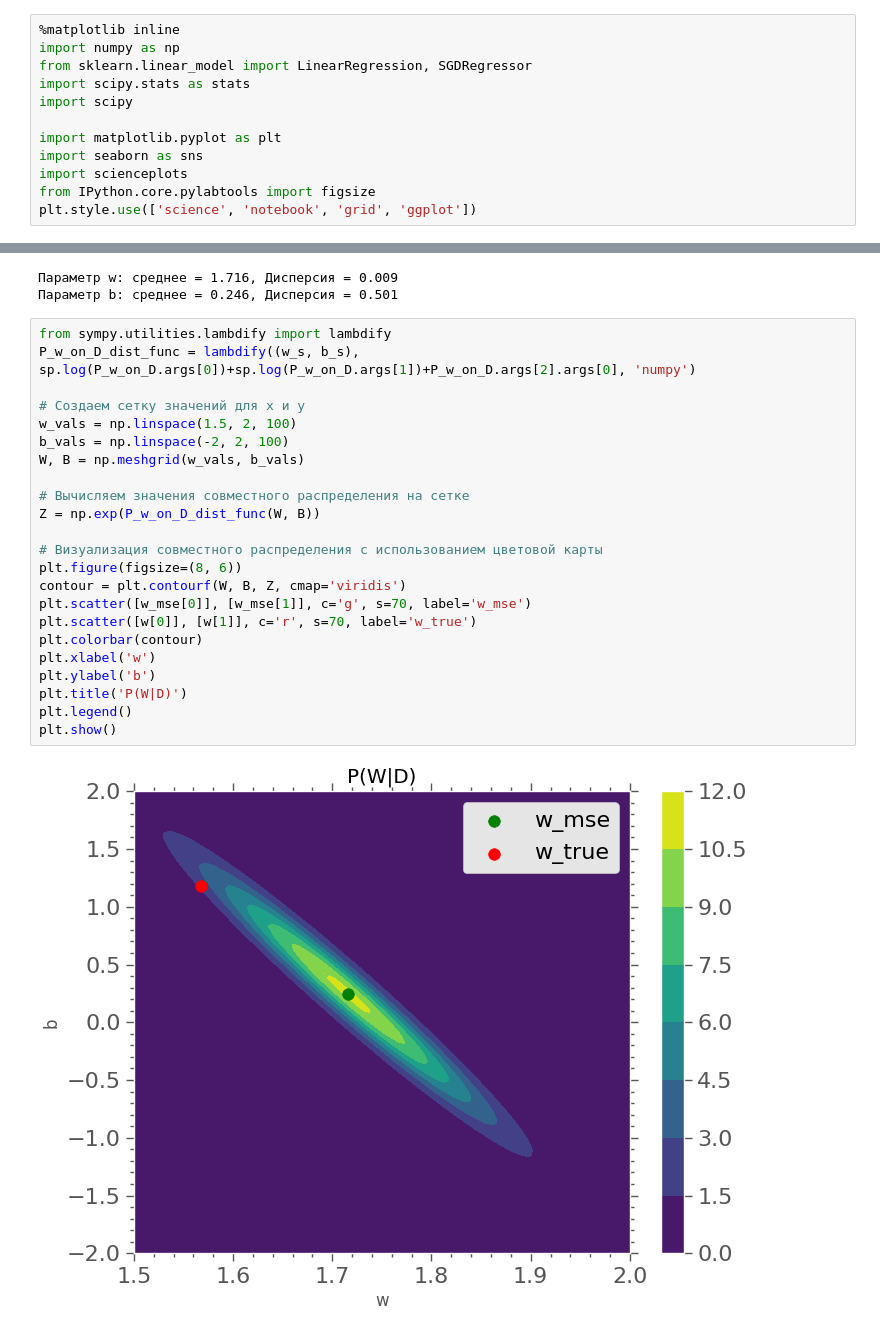
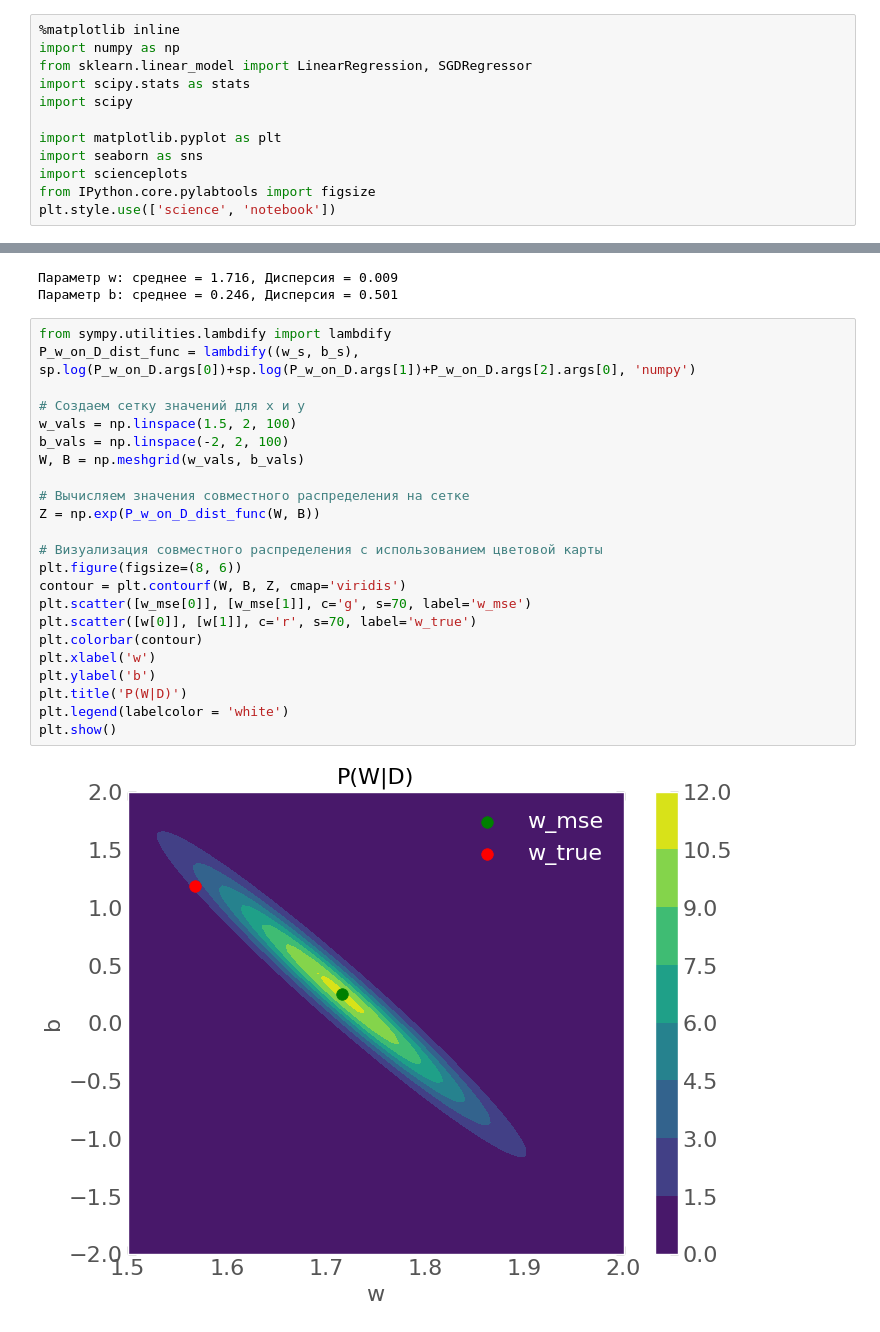
Before and after one commit to 2reckey/Bayesian_Stats, a Jupyter notebook: ML_Models/01_Баесовские_Модели_Линейная_Регрессия.ipynb, the cells around one changed output, grey strips where cells are left out. Cells and saved outputs as stored; diff of their text form.

Commit message:
Visual fix

```diff
--- a/ML_Models/01_Баесовские_Модели_Линейная_Регрессия.ipynb
+++ b/ML_Models/01_Баесовские_Модели_Линейная_Регрессия.ipynb
@@ -13,7 +13,7 @@ import matplotlib.pyplot as plt
 import seaborn as sns
 import scienceplots
 from IPython.core.pylabtools import figsize
-plt.style.use(['science', 'notebook', 'grid', 'ggplot'])
+plt.style.use(['science', 'notebook'])
 # %% [markdown]
 Пусть у нас несть какие-то данные которые можно описать линейной зависимостью $Xw = y$,
 \begin{align*}
@@ -457,28 +437,28 @@ print(f"Параметр b: среднее = {mean_b:.3f}, Дисперсия =
 # %%
 from sympy.utilities.lambdify import lambdify
 P_w_on_D_dist_func = lambdify((w_s, b_s), sp.log(P_w_on_D.args[0])+sp.log(P_w_on_D.args[1])+P_w_on_D.args[2].args[0], 'numpy')
 
 # Создаем сетку значений для x и y
 w_vals = np.linspace(1.5, 2, 100)
 b_vals = np.linspace(-2, 2, 100)
 W, B = np.meshgrid(w_vals, b_vals)
 
 # Вычисляем значения совместного распределения на сетке
 Z = np.exp(P_w_on_D_dist_func(W, B))
 
 # Визуализация совместного распределения с использованием цветовой карты
 plt.figure(figsize=(8, 6))
 contour = plt.contourf(W, B, Z, cmap='viridis')
 plt.scatter([w_mse[0]], [w_mse[1]], c='g', s=70, label='w_mse')
 plt.scatter([w[0]], [w[1]], c='r', s=70, label='w_true')
 plt.colorbar(contour)
 plt.xlabel('w')
 plt.ylabel('b')
 plt.title('P(W|D)')
-plt.legend()
+plt.legend(labelcolor = 'white')
 plt.show()
 # %% [output]
-[figure, old version]
+[figure, new version]
 # %%
 posterior_w_density_func = lambdify(w_s, w_dist, 'numpy')
 posterior_b_density_func = lambdify(b_s, b_dist, 'numpy')
```
Also changed, not shown: parts of 11 cells of this notebook.
